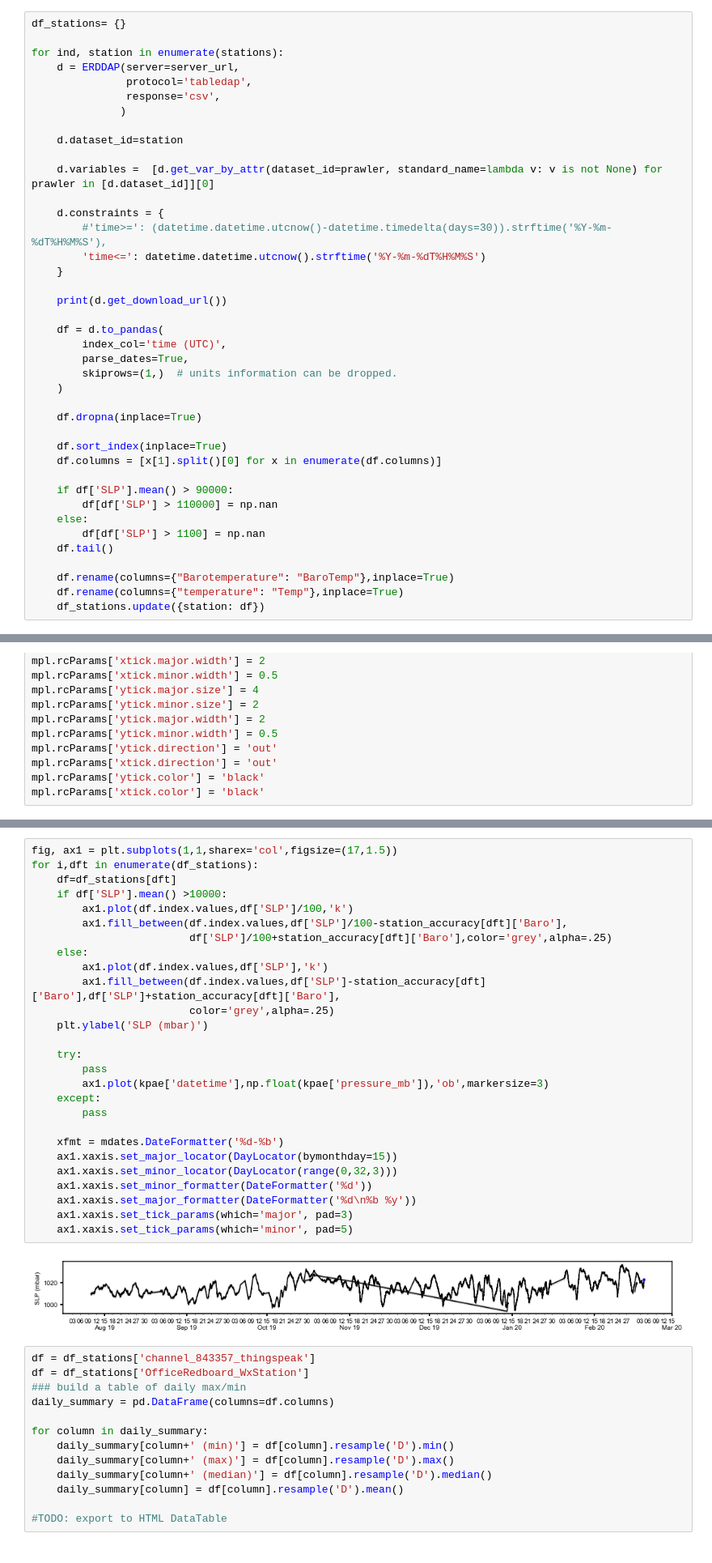
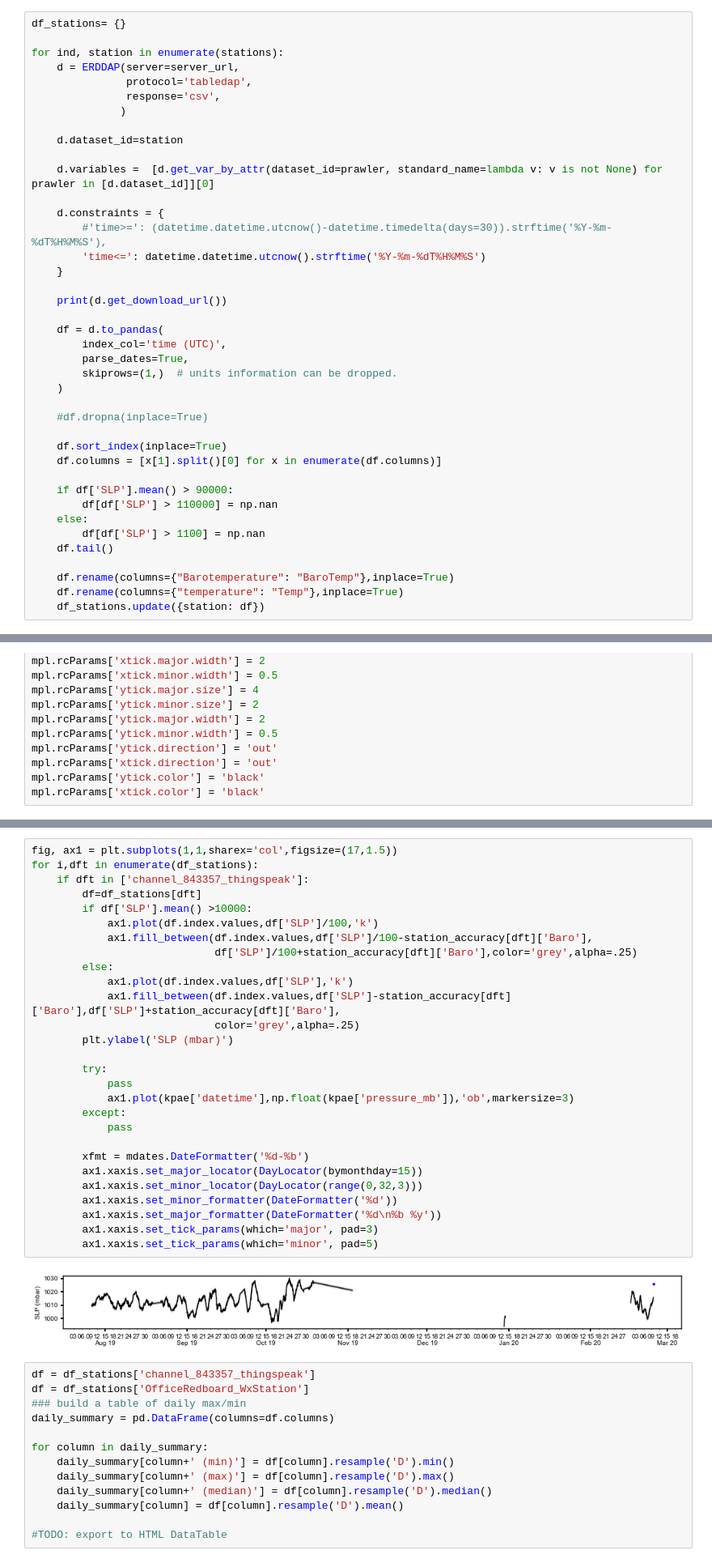
Before and after one commit to NOAA-PMEL/EcoFOCI_Jupyter_Notebooks, a Jupyter notebook: ThingSpeak_Wx/ArduinoTest.ipynb, the cells around one changed output, grey strips where cells are left out. Shown at 81% size. Drawn from its saved outputs; the diff is of its cells as text.

```diff
--- a/ThingSpeak_Wx/ArduinoTest.ipynb
+++ b/ThingSpeak_Wx/ArduinoTest.ipynb
@@ -83,7 +83,7 @@ for ind, station in enumerate(stations):
         skiprows=(1,)  # units information can be dropped.
     )
 
-    df.dropna(inplace=True)
+    #df.dropna(inplace=True)
 
     df.sort_index(inplace=True)
     df.columns = [x[1].split()[0] for x in enumerate(df.columns)]
@@ -252,32 +252,33 @@ for i,dft in enumerate(df_stations):
 # %%
 fig, ax1 = plt.subplots(1,1,sharex='col',figsize=(17,1.5))
 for i,dft in enumerate(df_stations):
-    df=df_stations[dft]
-    if df['SLP'].mean() >10000:
-        ax1.plot(df.index.values,df['SLP']/100,'k')
-        ax1.fill_between(df.index.values,df['SLP']/100-station_accuracy[dft]['Baro'],
-                         df['SLP']/100+station_accuracy[dft]['Baro'],color='grey',alpha=.25)
-    else:
-        ax1.plot(df.index.values,df['SLP'],'k')
-        ax1.fill_between(df.index.values,df['SLP']-station_accuracy[dft]['Baro'],df['SLP']+station_accuracy[dft]['Baro'],
-                         color='grey',alpha=.25)
-    plt.ylabel('SLP (mbar)')
+    if dft in ['channel_843357_thingspeak']:
+        df=df_stations[dft]
+        if df['SLP'].mean() >10000:
+            ax1.plot(df.index.values,df['SLP']/100,'k')
+            ax1.fill_between(df.index.values,df['SLP']/100-station_accuracy[dft]['Baro'],
+                             df['SLP']/100+station_accuracy[dft]['Baro'],color='grey',alpha=.25)
+        else:
+            ax1.plot(df.index.values,df['SLP'],'k')
+            ax1.fill_between(df.index.values,df['SLP']-station_accuracy[dft]['Baro'],df['SLP']+station_accuracy[dft]['Baro'],
+                             color='grey',alpha=.25)
+        plt.ylabel('SLP (mbar)')
 
-    try:
-        pass
-        ax1.plot(kpae['datetime'],np.float(kpae['pressure_mb']),'ob',markersize=3)
-    except:
-        pass
+        try:
+            pass
+            ax1.plot(kpae['datetime'],np.float(kpae['pressure_mb']),'ob',markersize=3)
+        except:
+            pass
 
-    xfmt = mdates.DateFormatter('%d-%b')
-    ax1.xaxis.set_major_locator(DayLocator(bymonthday=15))
-    ax1.xaxis.set_minor_locator(DayLocator(range(0,32,3)))
-    ax1.xaxis.set_minor_formatter(DateFormatter('%d'))
-    ax1.xaxis.set_major_formatter(DateFormatter('%d\n%b %y'))
-    ax1.xaxis.set_tick_params(which='major', pad=3)
-    ax1.xaxis.set_tick_params(which='minor', pad=5)
+        xfmt = mdates.DateFormatter('%d-%b')
+        ax1.xaxis.set_major_locator(DayLocator(bymonthday=15))
+        ax1.xaxis.set_minor_locator(DayLocator(range(0,32,3)))
+        ax1.xaxis.set_minor_formatter(DateFormatter('%d'))
+        ax1.xaxis.set_major_formatter(DateFormatter('%d\n%b %y'))
+        ax1.xaxis.set_tick_params(which='major', pad=3)
+        ax1.xaxis.set_tick_params(which='minor', pad=5)
 # %% [output]
-[figure, old version]
+[figure, new version]
 # %%
 df = df_stations['channel_843357_thingspeak']
 df = df_stations['OfficeRedboard_WxStation']
```
Also changed, not shown: parts of 11 cells of this notebook, 3 other files.
